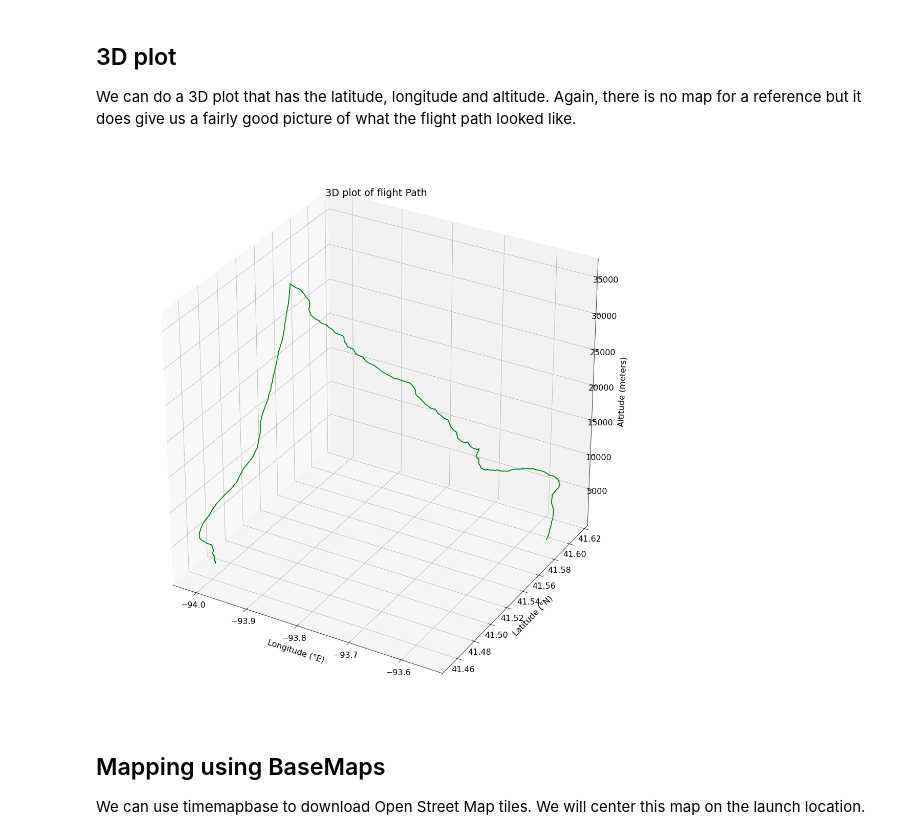
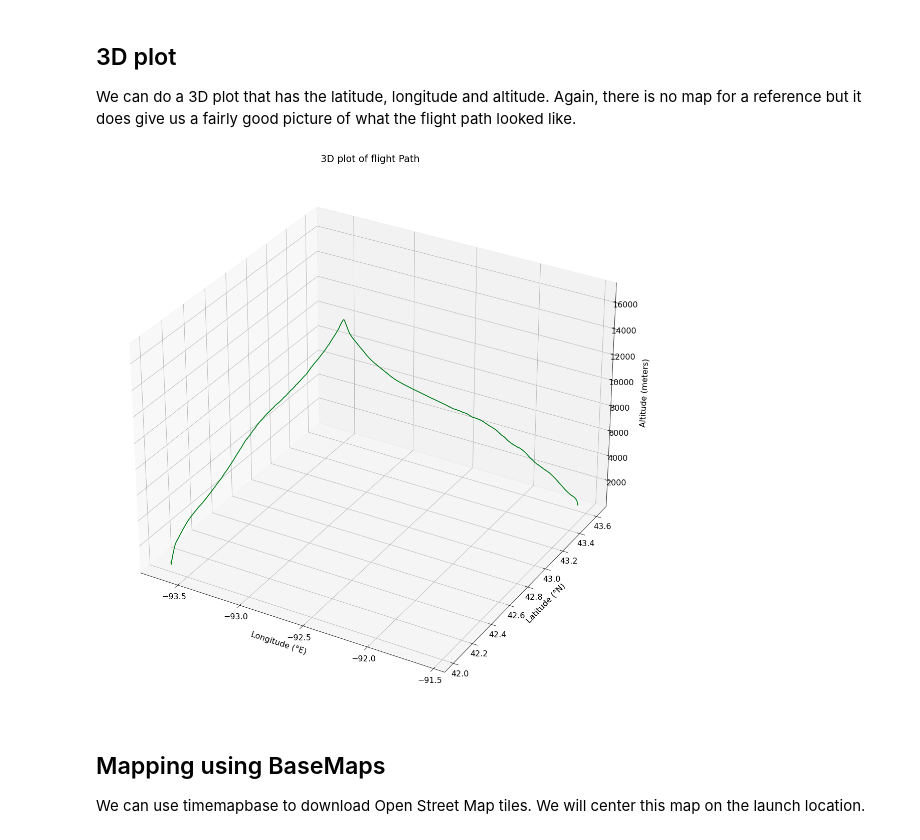
Before and after one commit to M2I-HABET/Mission-159, a Jupyter notebook: L-159-B/Parse_HABET_FDR_Data.ipynb, the cells around one changed output. Saved outputs shown, nothing was run; the diff lists cells and outputs as text; code cells hidden in the pictures.

```diff
--- a/L-159-B/Parse_HABET_FDR_Data.ipynb
+++ b/L-159-B/Parse_HABET_FDR_Data.ipynb
@@ -482,20 +482,20 @@ We can do a 3D plot that has the latitude, longitude and altitude. Again, there
 # %%
 from mpl_toolkits.mplot3d import Axes3D
 
 ur = (42.133700, -93.494635)
 ll = (42.042358, -93.692460)
 fig = plt.figure(figsize=(15, 15))
 ax = Axes3D(fig)
-ax.plot3D(bert_lon,bert_lat,bert_alt)
+ax.plot3D(har_lon,har_lat,har_alt)
 
 ax.set_title(u'3D plot of flight Path')
 ax.set_xlabel(u'Longitude (°E)', labelpad=10)
 ax.set_ylabel(u'Latitude (°N)', labelpad=10)
 ax.set_zlabel(u'Altitude (meters)', labelpad=20)
-ax.plot3D(bert_lon, bert_lat, bert_alt, color = 'green', lw = 1.5)
-plt.savefig('/content/gdrive/My Drive/StateFairPlots/3D_View.png',bbox_inches = "tight",dpi = 300)
+ax.plot3D(har_lon, har_lat, har_alt, color = 'green', lw = 1.5)
+plt.savefig('Data/plots/3D_View.png',bbox_inches = "tight",dpi = 300)
 # %% [output]
-[figure, old version]
+[figure, new version]
 # %% [markdown]
 ## Mapping using BaseMaps
 We can use timemapbase to download Open Street Map tiles. We will center this map on the launch location.
```
Also changed, not shown: parts of 6 cells of this notebook, 4 other files.
